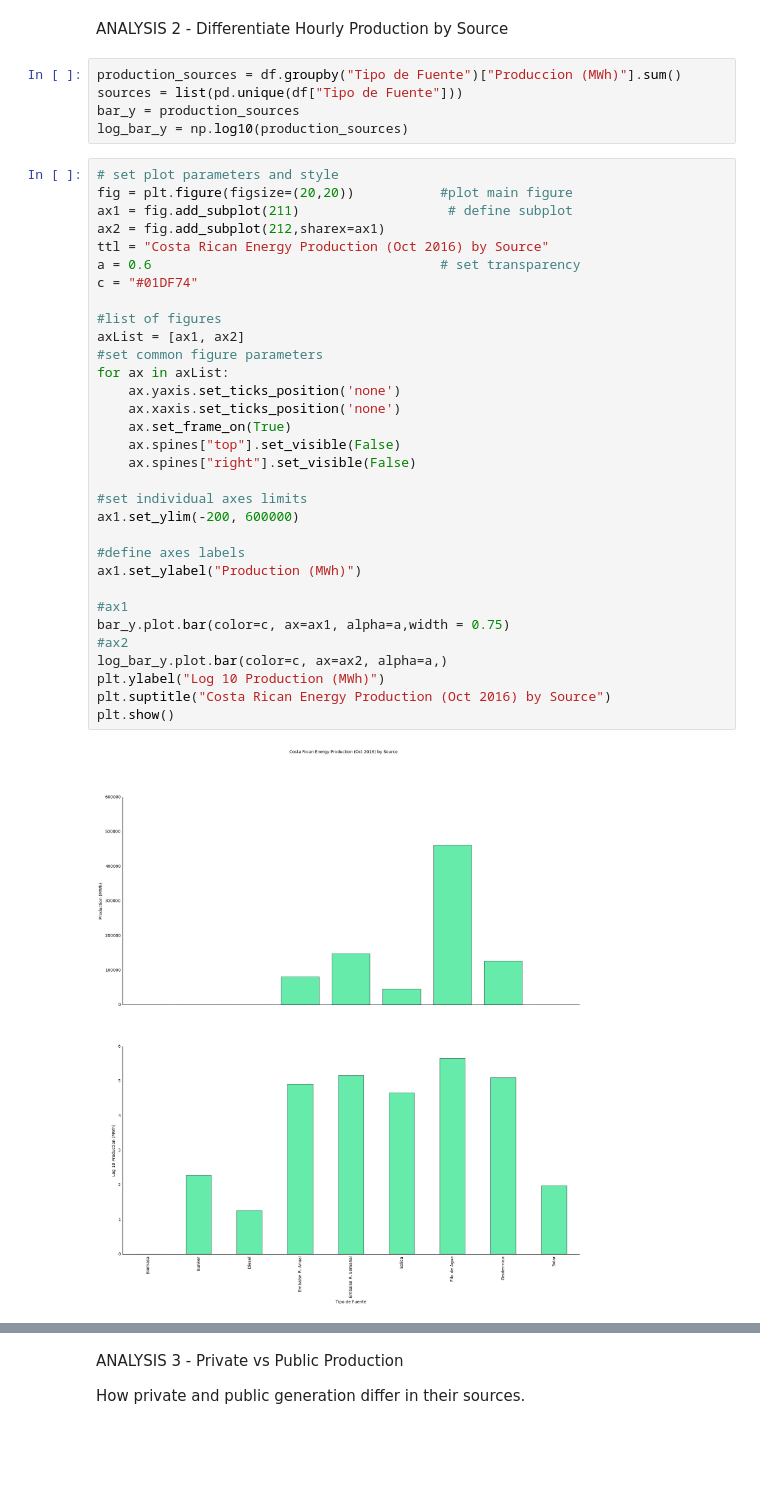
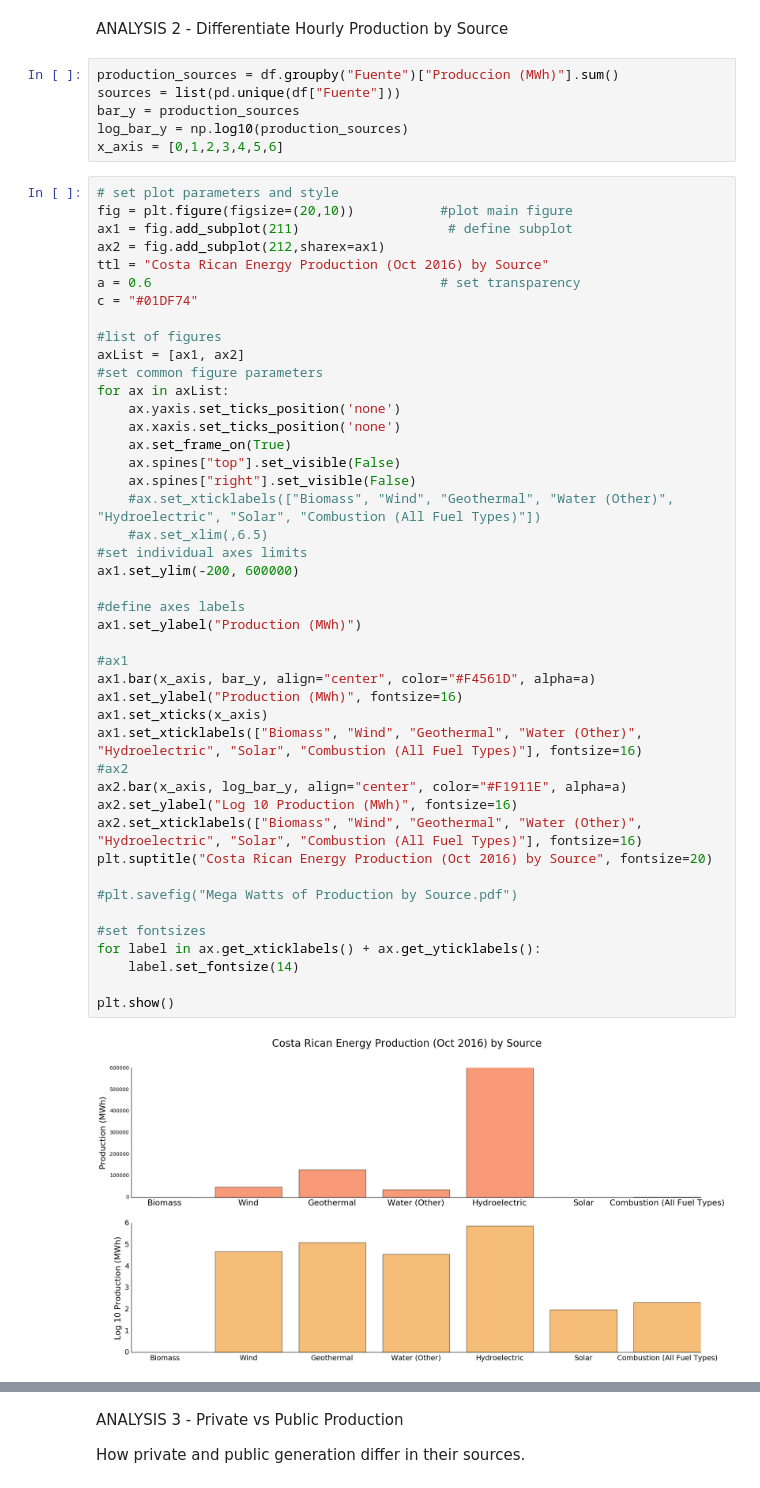
Before and after one commit to AliSteel/Costa-Rican-Energy-Exploration, a Jupyter notebook: Exploration of Costa Rican Energy Generation in Oct 2016.ipynb, the cells around one changed output, grey strips where cells are left out. Drawn from its saved outputs; the diff is of its cells as text; blank space fills up the shorter version.

Commit message:
Updated with better visualisation

```diff
--- a/Exploration of Costa Rican Energy Generation in Oct 2016.ipynb
+++ b/Exploration of Costa Rican Energy Generation in Oct 2016.ipynb
@@ -79,44 +88,57 @@ The above graph shows how electricity produced changed across the month in hourl
 # %% [markdown]
 ANALYSIS 2 - Differentiate Hourly Production by Source
 # %%
-production_sources = df.groupby("Tipo de Fuente")["Produccion (MWh)"].sum()
-sources = list(pd.unique(df["Tipo de Fuente"]))
+production_sources = df.groupby("Fuente")["Produccion (MWh)"].sum()
+sources = list(pd.unique(df["Fuente"]))
 bar_y = production_sources
 log_bar_y = np.log10(production_sources)
+x_axis = [0,1,2,3,4,5,6]
 # %%
 # set plot parameters and style
-fig = plt.figure(figsize=(20,20))           #plot main figure
+fig = plt.figure(figsize=(20,10))           #plot main figure
 ax1 = fig.add_subplot(211)                   # define subplot
 ax2 = fig.add_subplot(212,sharex=ax1)
 ttl = "Costa Rican Energy Production (Oct 2016) by Source"
 a = 0.6                                     # set transparency
 c = "#01DF74"
 
 #list of figures
 axList = [ax1, ax2]
 #set common figure parameters
 for ax in axList:
     ax.yaxis.set_ticks_position('none')
     ax.xaxis.set_ticks_position('none')
     ax.set_frame_on(True)
     ax.spines["top"].set_visible(False)
     ax.spines["right"].set_visible(False)
-
+    #ax.set_xticklabels(["Biomass", "Wind", "Geothermal", "Water (Other)", "Hydroelectric", "Solar", "Combustion (All Fuel Types)"])
+    #ax.set_xlim(,6.5)
 #set individual axes limits
 ax1.set_ylim(-200, 600000)
 
 #define axes labels
 ax1.set_ylabel("Production (MWh)")
 
 #ax1
-bar_y.plot.bar(color=c, ax=ax1, alpha=a,width = 0.75)
+ax1.bar(x_axis, bar_y, align="center", color="#F4561D", alpha=a)
+ax1.set_ylabel("Production (MWh)", fontsize=16)
+ax1.set_xticks(x_axis)
+ax1.set_xticklabels(["Biomass", "Wind", "Geothermal", "Water (Other)", "Hydroelectric", "Solar", "Combustion (All Fuel Types)"], fontsize=16)
 #ax2
-log_bar_y.plot.bar(color=c, ax=ax2, alpha=a,)
-plt.ylabel("Log 10 Production (MWh)")
-plt.suptitle("Costa Rican Energy Production (Oct 2016) by Source")
+ax2.bar(x_axis, log_bar_y, align="center", color="#F1911E", alpha=a)
+ax2.set_ylabel("Log 10 Production (MWh)", fontsize=16)
+ax2.set_xticklabels(["Biomass", "Wind", "Geothermal", "Water (Other)", "Hydroelectric", "Solar", "Combustion (All Fuel Types)"], fontsize=16)
+plt.suptitle("Costa Rican Energy Production (Oct 2016) by Source", fontsize=20)
+
+#plt.savefig("Mega Watts of Production by Source.pdf")
+
+#set fontsizes
+for label in ax.get_xticklabels() + ax.get_yticklabels():
+    label.set_fontsize(14)
+
 plt.show()
 # %% [output]
-[figure, old version]
+[figure, new version]
 # %% [markdown]
 <p>Above: bar chart showing absolute energy production in MWh by source.<p>
 <p>Below: bar chart showing energy production to log<sub>10<sub>.<p>
```
Also changed, not shown: parts of 9 cells of this notebook.
